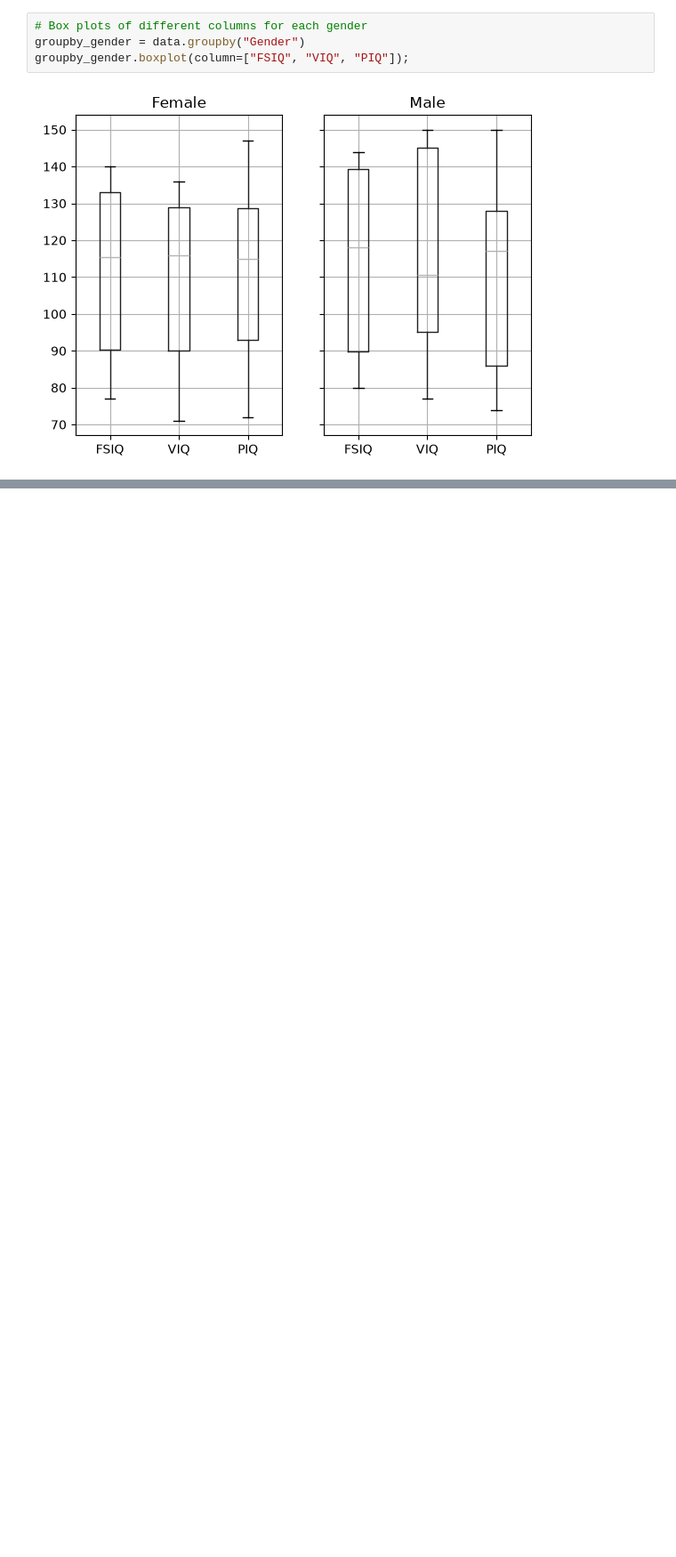
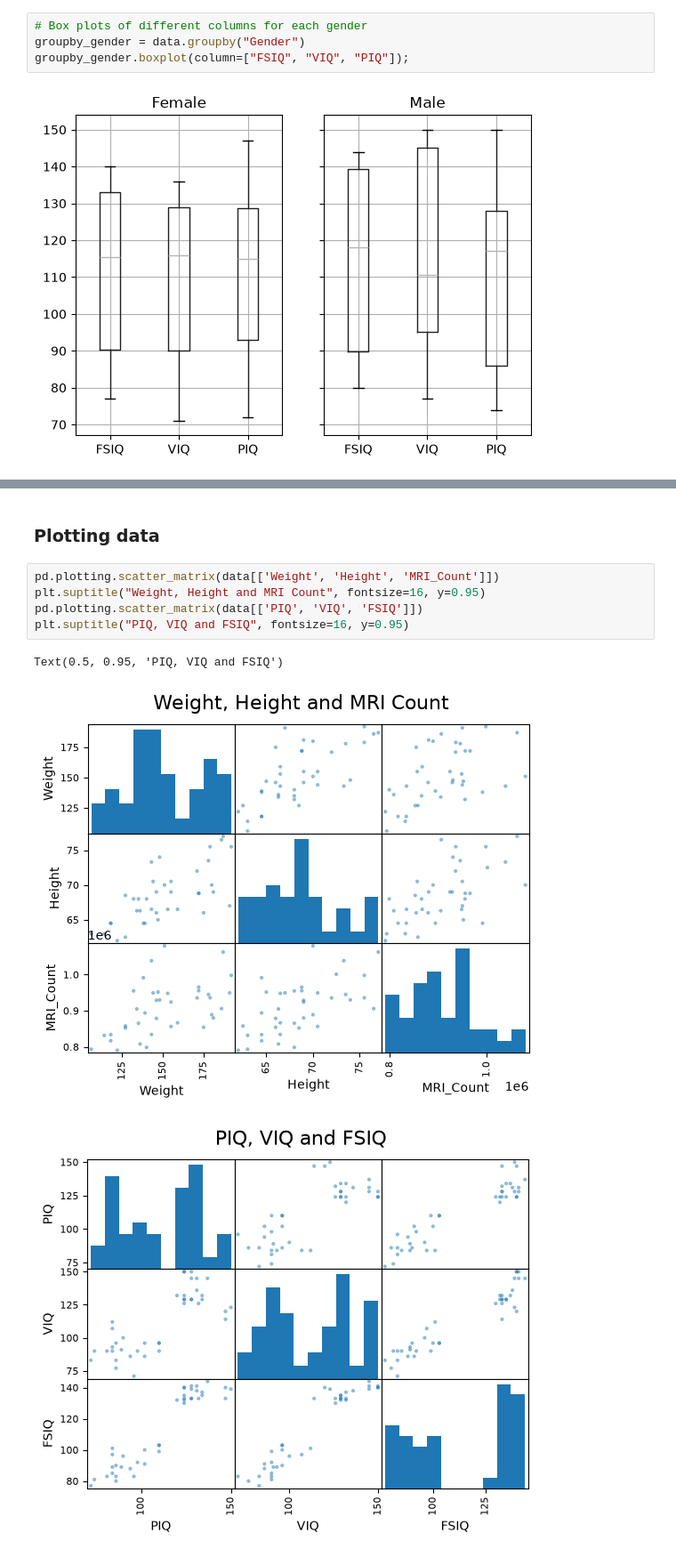
Before and after one commit to cralbers/bsgp7030_assignment4, a Jupyter notebook: notebooks/stats_python.ipynb, the cells around one changed output, grey strips where cells are left out. Shown at 89% size. Drawn from its saved outputs; the diff is of its cells as text; blank space fills up the shorter version.

```diff
--- a/notebooks/stats_python.ipynb
+++ b/notebooks/stats_python.ipynb
@@ -92,3 +131,14 @@ The number of females in the study is 20
 The number of males in the study is 20
 The log average value of MRI counts for Female is 13.66776965820175
 The log average value of MRI counts for Male is 13.769315194386104
+# %% [markdown]
+### Plotting data
+# %%
+pd.plotting.scatter_matrix(data[['Weight', 'Height', 'MRI_Count']])
+plt.suptitle("Weight, Height and MRI Count", fontsize=16, y=0.95)
+pd.plotting.scatter_matrix(data[['PIQ', 'VIQ', 'FSIQ']])
+plt.suptitle("PIQ, VIQ and FSIQ", fontsize=16, y=0.95)
+# %% [output]
+Text(0.5, 0.95, 'PIQ, VIQ and FSIQ')
+[figure, added]
+[figure, added]
```
Also changed, not shown: parts of 55 cells of this notebook, 3 other files.
